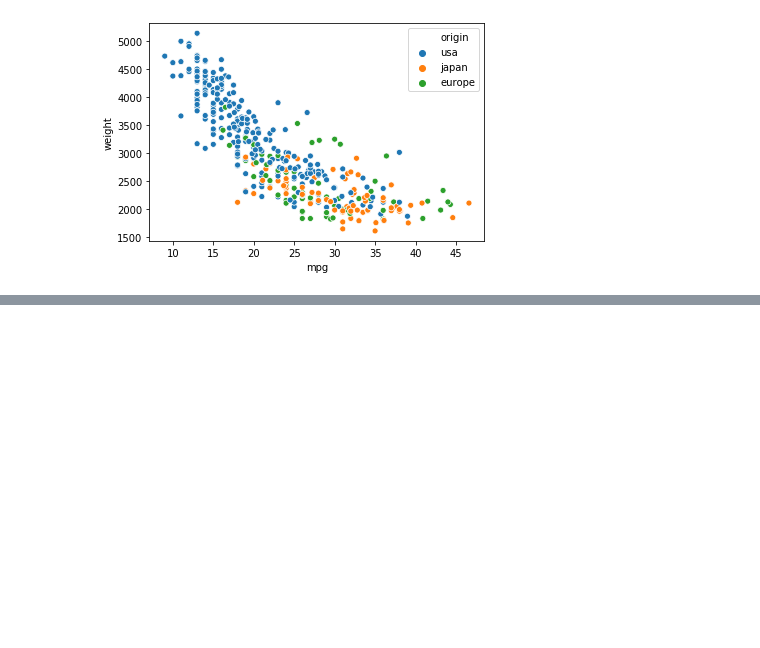
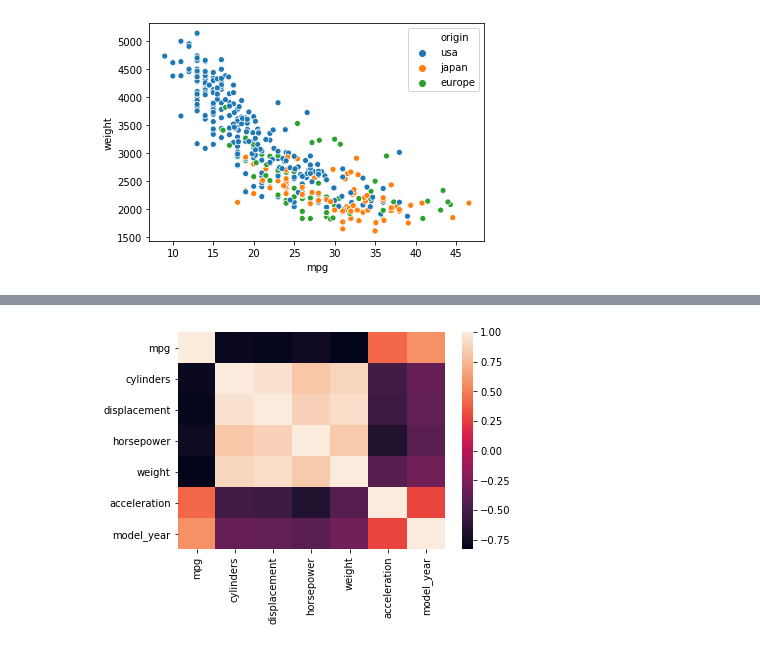
Before and after one commit to shaq31415926/Python-visualization, a Jupyter notebook: notebooks/02-sh-eda.ipynb, the cells around one changed output, grey strips where cells are left out. Cells and saved outputs as stored; diff of their text form; code cells hidden in the pictures; blank space fills up the shorter version.

```diff
--- a/notebooks/02-sh-eda.ipynb
+++ b/notebooks/02-sh-eda.ipynb
@@ -146,0 +142,5 @@ sns.scatterplot(data=df, x="mpg", y="weight", hue="origin");
+# %%
+# Correlation plots
+
+corr_matrix = df.corr()
+corr_matrix
@@ -146,0 +156,4 @@ sns.scatterplot(data=df, x="mpg", y="weight", hue="origin");
+# %%
+sns.heatmap(corr_matrix);
+# %% [output]
+[figure, added]
```
Also changed, not shown: parts of 5 cells of this notebook, 3 other files.
